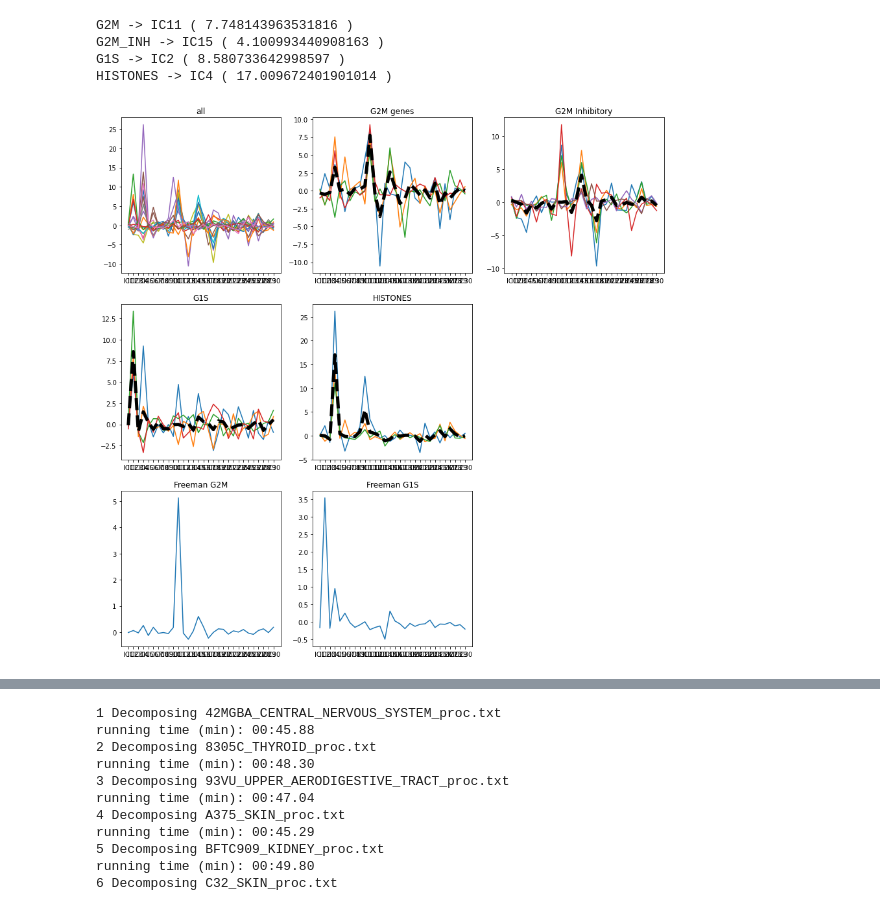
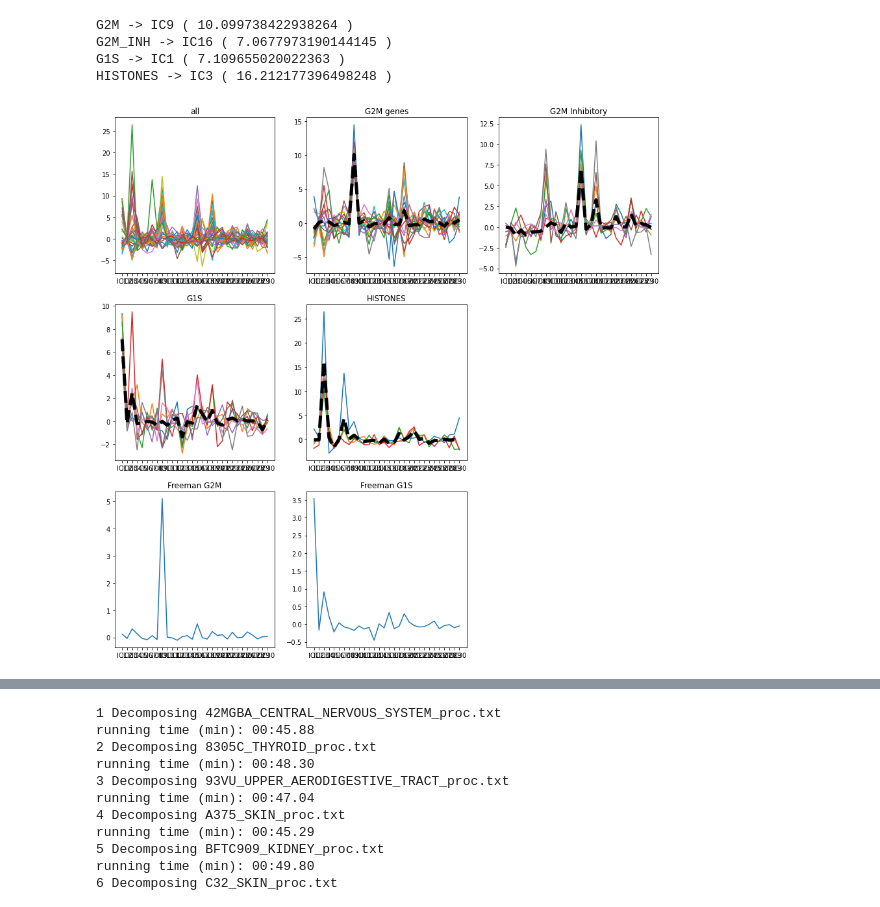
Before and after one commit to auranic/BroadCellLine_scRNASeq_analysis, a Jupyter notebook: ICA_analysis_of_single_cell_data.ipynb, the cells around one changed output, grey strips where cells are left out. Cells and saved outputs as stored; diff of their text form; code cells hidden in the pictures.

```diff
--- a/ICA_analysis_of_single_cell_data.ipynb
+++ b/ICA_analysis_of_single_cell_data.ipynb
@@ -232,6 +256,9 @@ number_of_pcs = 20
 
 
 df = pd.read_csv(folder+cell_line+suffix+'.txt',delimiter='\t')
+for i,v in enumerate(df[df.columns[0]].values):
+    if v != v:
+        df[df.columns[0]][i] = 'UNKNOWN'
 adata_k = sc.AnnData(X=df[df.columns[1:]].to_numpy().transpose())
 adata_k.obs_names = list(df.columns[1:])
 adata_k.var_names = list(df[df.columns[0]])
@@ -243,8 +270,8 @@ adata_k.var['mt'] = adata_k.var_names.str.startswith('MT-')
 sc.pp.calculate_qc_metrics(adata_k, qc_vars=['mt'], percent_top=None, log1p=False, inplace=True)
 sc.pl.violin(adata_k, ['n_genes_by_counts', 'total_counts', 'pct_counts_mt'], jitter=0.4, multi_panel=True)
 sc.pl.scatter(adata_k, x='total_counts', y='pct_counts_mt')
-inds1 = np.where((adata_k.obs['total_counts']>10000) & (adata_k.obs['total_counts']<50000))
-inds2 = np.where(adata_k.obs['pct_counts_mt']<10)
+inds1 = np.where((adata_k.obs['total_counts']>10000) & (adata_k.obs['total_counts']<40000))
+inds2 = np.where(adata_k.obs['pct_counts_mt']<20)
 print(len(inds1[0]),'samples pass the count filter')
 print(len(inds2[0]),' samples pass the mt filter')
 ind_samples = np.intersect1d(inds1[0],inds2[0])
@@ -321,7 +348,7 @@ X = df.values
 mn = np.mean(X,axis=0)
 print(mn.shape)
 X = X - mn
-
+X = X.T
 
 sICA = StabilizedICA(n_components = 30 , max_iter = 2000, n_jobs = -1)
 sICA.fit(X, n_runs = 100, plot = True, normalize=True, fun='logcosh')
@@ -369,10 +398,14 @@ Metagenes.transpose().to_csv(sfile,sep='\t')
 # %%
 freeman_G1S = ['ADAMTS1','ASF1B','ATAD2','BARD1','BLM','BRCA1','BRIP1','C17orf75','C9orf40','CACYBP','CASP8AP2','CCDC15','CCNE1','CCNE2','CCP110','CDC25A','CDC45','CDC6','CDC7','CDK2','CDT1','CENPJ','CENPQ','CENPU','CEP57','CHAF1A','CHAF1B','CHEK1','CLSPN','CREBZF','CRYL1','CSE1L','DCLRE1B','DCTPP1','DEK','DERA','DHFR','DNA2','DNAJC9','DNMT1','DONSON','DSCC1','DSN1','DTL','E2F8','EED','EFCAB11','ENDOD1','ETAA1','EXO1','EYA2','EZH2','FAM111A','FANCE','FANCG','FANCI','FANCL','FBXO5','FEN1','GGH','GINS1','GINS2','GINS3','GLMN','GMNN','GMPS','GPD2','HADH','HELLS','HSF2','ITGB3BP','KIAA0101','KNTC1','LIG1','MCM10','MCM2','MCM3','MCM4','MCM5','MCM6','MCM7','MCMBP','METTL9','MMD','MNS1','MPP1','MRE11A','MSH2','MSH6','MYO19','NASP','NPAT','NSMCE4A','ORC1','OSGEPL1','PAK1','PAQR4','PARP2','PASK','PAXIP1','PBX3','PCNA','PKMYT1','PMS1','POLA1','POLA2','POLD3','POLE2','PRIM1','PRPS2','PSMC3IP','RAB23','RAD51','RAD51AP1','RAD54L','RBBP8','RBL1','RDX','RFC2','RFC3','RFC4','RMI1','RNASEH2A','RPA1','RRM1','RRM2','SLBP','SLC25A40','SMC2','SMC3','SSX2IP','SUPT16H','TEX30','TFDP1','THAP10','THEM6','TIMELESS','TIPIN','TMEM106C','TMEM38B','TRIM45','TRIP13','TSPYL4','TTI1','TUBGCP5','TYMS','UBR7','UNG','USP1','WDHD1','WDR76','WRB','YEATS4','ZBTB14','ZWINT']
 freeman_G2M = ['ADGRE5','ARHGAP11A','ARHGDIB','ARL6IP1','ASPM','AURKA','AURKB','BIRC5','BORA','BRD8','BUB1','BUB1B','BUB3','CCNA2','CCNB1','CCNB2','CCNF','CDC20','CDC25B','CDC25C','CDC27','CDCA3','CDCA8','CDK1','CDKN1B','CDKN3','CENPE','CENPF','CENPI','CENPN','CEP55','CEP70','CEP85','CKAP2','CKAP5','CKS1B','CKS2','CTCF','DBF4','DBF4B','DCAF7','DEPDC1','DLGAP5','ECT2','ERCC6L','ESPL1','FAM64A','FOXM1','FZD2','FZD7','FZR1','GPSM2','GTF2E1','GTSE1','H2AFX','HJURP','HMGB2','HMGB3','HMMR','HN1','INCENP','JADE2','KIF11','KIF14','KIF15','KIF18A','KIF18B','KIF20A','KIF20B','KIF22','KIF23','KIF2C','KIF4A','KIF5B','KIFC1','KPNA2','LBR','LMNB2','MAD2L1','MELK','MET','METTL4','MIS18BP1','MKI67','MPHOSPH9','MTMR6','NCAPD2','NCAPG','NCAPG2','NCAPH','NDC1','NDC80','NDE1','NEIL3','NEK2','NRF1','NUSAP1','OIP5','PAFAH2','PARPBP','PBK','PLEKHG3','PLK1','PLK4','PRC1','PRR11','PSRC1','PTTG1','PTTG3P','RACGAP1','RAD21','RASSF1','REEP4','SAP30','SHCBP1','SKA1','SLCO1B3','SOGA1','SPA17','SPAG5','SPC25','SPDL1','STIL','STK17B','TACC3','TAF5','TBC1D2','TBC1D31','TMPO','TOP2A','TPX2','TROAP','TTF2','TTK','TUBB4B','TUBD1','UBE2C','UBE2S','VANGL1','WEE1','WHSC1','XPO1','ZMYM1']
-g2m_markers = ['CDK1','MKI67','CCNB2','AURKB']
-g1s_markers = ['RRM2','PCNA','MCM10','ORC6']
-g2m_inhibitory_markers = ['CDC20','CDKN3','UBE2S','UBE2C','UBB','PSMA7','PSMB2']
-histone_markers = ['HIST1H4C','HIST1H1E','HIST2H2AC']
+#g2m_markers = ['CDK1','MKI67','CCNB2','AURKB']
+g2m_markers = ['UBE2C','AURKA','CENPF','TOP2A','CKS2','TPX2','PLK1','MKI67','HMGB2','ARL6IP1','ASPM','CCNB1','KPNA2','GTSE1','NUSAP1','CENPA']
+#g1s_markers = ['RRM2','PCNA','MCM10','ORC6']
+g1s_markers = ['CLSPN','ATAD2','PCNA','RRM2','GINS2','HELLS','DUT','UBE2T']
+#g2m_inhibitory_markers = ['CDC20','CDKN3','UBE2S','UBE2C','UBB','PSMA7','PSMB2']
+g2m_inhibitory_markers = ['PTTG1','CDKN3','BIRC5','HMGN2','CKS1B','UBE2S','CENPW','CDC20']
+#histone_markers = ['HIST1H4C','HIST1H1E','HIST2H2AC']
+histone_markers = ['HIST1H4C','HIST1H1E','HIST2H2AC','HIST1H1C']
 
 freeman_G1S = [s for s in freeman_G1S if s in Metagenes]
 freeman_G2M = [s for s in freeman_G2M if s in Metagenes]
@@ -408,38 +441,38 @@ plt.title('all')
 
 plt.subplot(3,3,2)
 plt.plot(Metagenes[g2m_markers])
 plt.plot(g2m_score,'k--',linewidth=5)
 plt.title('G2M genes')
 
 plt.subplot(3,3,3)
 plt.plot(Metagenes[g2m_inhibitory_markers])
 plt.plot(g2m_inhibitory_score,'k--',linewidth=5)
 plt.title('G2M Inhibitory')
 
 plt.subplot(3,3,4)
 plt.plot(Metagenes[g1s_markers])
 plt.plot(g1s_score,'k--',linewidth=5)
 plt.title('G1S')
 
 plt.subplot(3,3,5)
 plt.plot(Metagenes[histone_markers])
 plt.plot(histone_score,'k--',linewidth=5)
 plt.title('HISTONES')
 
 plt.subplot(3,3,7)
 plt.plot(np.mean(Metagenes[freeman_G2M],axis=1))
 plt.title('Freeman G2M')
 
 plt.subplot(3,3,8)
 plt.plot(np.mean(Metagenes[freeman_G1S],axis=1))
 plt.title('Freeman G1S')
 plt.show()
 # %% [output]
-G2M -> IC11 ( 7.748143963531816 )
-G2M_INH -> IC15 ( 4.100993440908163 )
-G1S -> IC2 ( 8.580733642998597 )
-HISTONES -> IC4 ( 17.009672401901014 )
+G2M -> IC9 ( 10.099738422938264 )
+G2M_INH -> IC16 ( 7.0677973190144145 )
+G1S -> IC1 ( 7.109655020022363 )
+HISTONES -> IC3 ( 16.212177396498248 )
-[figure, old version]
+[figure, new version]
 # %%
 gmtfile = sfile[:-4]+'.gmt'
 
```
Also changed, not shown: parts of 9 cells of this notebook.
